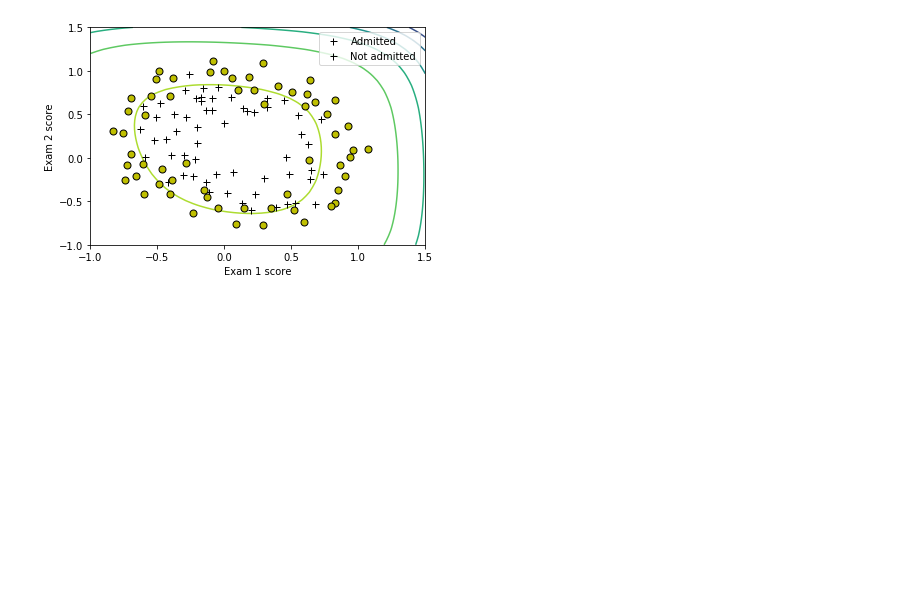
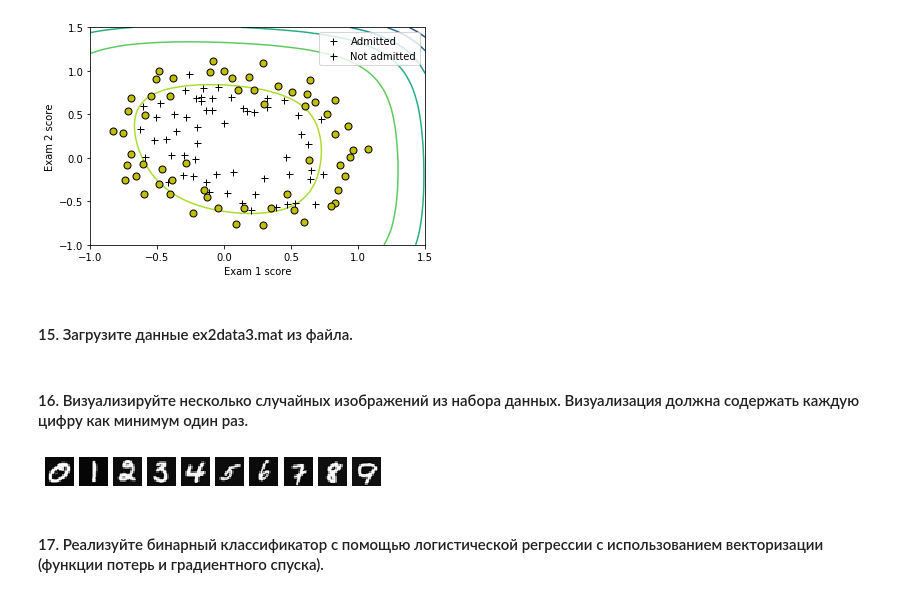
Before and after one commit to Mihlyuk/machine-learning-course, a Jupyter notebook: assignment2.ipynb, the cells around one changed output. Cells and saved outputs as stored; diff of their text form; code cells hidden in the pictures; blank space fills up the shorter version.

```diff
--- a/assignment2.ipynb
+++ b/assignment2.ipynb
@@ -263,3 +265,29 @@ plotDecisionBoundary(res.x, X, y)
 # %% [output]
 [figure]
 [figure]
+# %% [markdown]
+#### 15. Загрузите данные ex2data3.mat из файла.
+# %%
+data = scio.loadmat('data/Lab 2/ex2data3.mat')
+X, y = data['X'], data['y']
+m = np.shape(X)[0]
+# %% [markdown]
+#### 16. Визуализируйте несколько случайных изображений из набора данных. Визуализация должна содержать каждую цифру как минимум один раз.
+# %%
+images = {}
+for i in range(len(y)):
+    images[y[i][0]] = i  # assign the latest index of number image
+keys = list(images.keys())
+
+fig, axis = plt.subplots(1, 10)
+
+for j in range(len(keys)):
+    # reshape back to 20 pixel by 20 pixel
+    axis[j].imshow(X[images.get(keys[j]), :].reshape(20, 20, order="F"), cmap = cm.Greys_r)
+    axis[j].axis("off")
+
+plt.show()
+# %% [output]
+[figure, added]
+# %% [markdown]
+#### 17. Реализуйте бинарный классификатор с помощью логистической регрессии с использованием векторизации (функции потерь и градиентного спуска).
```
Also changed, not shown: parts of 13 cells of this notebook.
